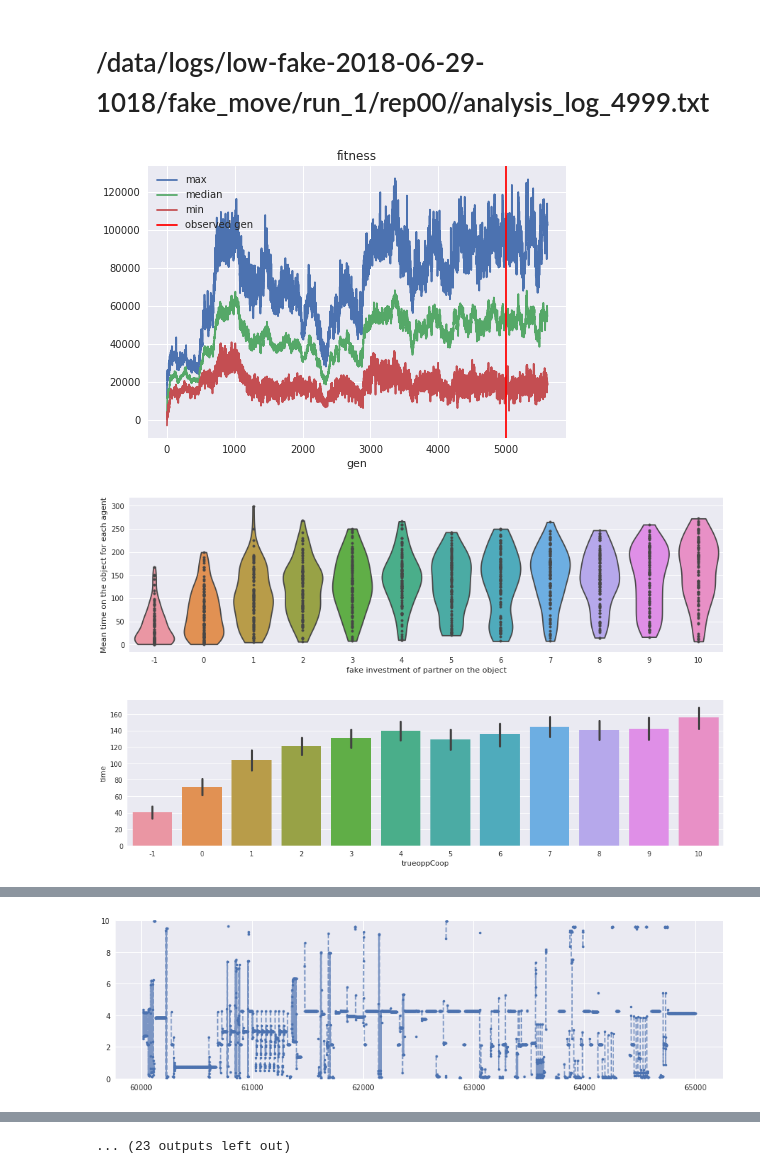
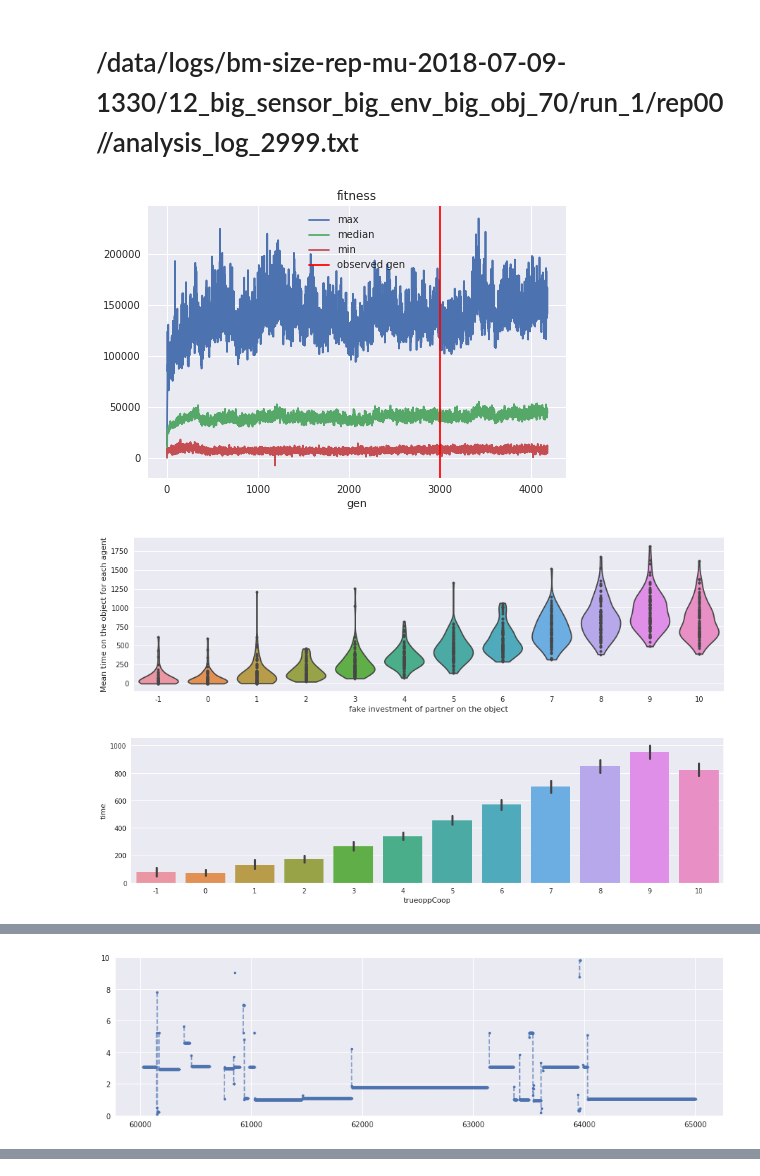
Before and after one commit to PaulEcoffet/roborobo3, a Jupyter notebook: roborobo3/notebooks/bigmodel_partnerchoice.ipynb, the cells around one changed output, grey strips where cells are left out. Drawn from its saved outputs; the diff is of its cells as text; code cells hidden in the pictures.

```diff
--- a/roborobo3/notebooks/bigmodel_partnerchoice.ipynb
+++ b/roborobo3/notebooks/bigmodel_partnerchoice.ipynb
@@ -53,11 +53,9 @@ def sequence_length_mean(a, slippy=True, aside=None):
     else:
         return np.NaN
 # %%
-sns.set_context('notebook')
 from itertools import product
-for run, num in product(range(1, 6), [4999]):
-    #path = f"/data/logs/tp-no-sensors-2018-06-28-2353/low_fake/run_{run}/rep00"
-    path = f"/data/logs/low-fake-2018-06-29-1018/fake_move/run_{run}/rep00/"
+for run, num in product(range(1, 3), [2999]):
+    path = f"/data/logs/bm-size-rep-mu-2018-07-09-1330/12_big_sensor_big_env_big_obj_70/run_{run}/rep00/"
     slippy = True
     if not slippy and not 'tp' in path :
         print("Attention, activer slippy ?????")
@@ -99,8 +97,10 @@ for run, num in product(range(1, 6), [4999]):
     df['trueoppCoop'] = np.where((df['oppId'] > 0) & (df['oppNb'] == 0), -1, df['oppCoop'])
     df['onOpp'] = np.where(df['oppId'] > 0, 1, 0)
 
-    timespent = df.groupby(['ind', 'rep']).apply(lambda x : pd.DataFrame(sequence_length(x['oppId'], slippy, x['trueoppCoop']), columns=['trueoppCoop', 'time'])).reset_index().infer_objects()
+    #timespent = df.groupby(['ind', 'rep']).apply(lambda x : pd.DataFrame(sequence_length(x['oppId'], slippy, x['trueoppCoop']), columns=['trueoppCoop', 'time'])).reset_index().infer_objects()
+    timespent = df.query('onOpp == 1').groupby(['trueoppCoop', 'ind', 'rep'], as_index=False).count()
     timespent = timespent.groupby(['ind', 'trueoppCoop'], as_index=False).mean().copy()
+    timespent['time'] = timespent['onOpp']
 
 
     fig, ax = plt.subplots(figsize=(15, 4))
@@ -126,34 +126,34 @@ for run, num in product(range(1, 6), [4999]):
     sns.violinplot(data=df.query('onOpp > 0').groupby(['trueoppCoop', 'ind'], as_index=False).mean(), cut=0, x='trueoppCoop', y='ownCoop', scale='count', inner='points')
     ax.axhline(2.5, label='ess')
     ax.set_title("[PartnerControl] Investissement moyen par individu en fonction de l'investissement de l'autre")
     ax.legend()
     ax.set_ylabel("$x$")
     ax.set_xlabel("$x_0$")
     ax.set_ylim(0, 10);
     plt.show(fig)
 
     df['truecoop'] = np.where(df['onOpp'], df['ownCoop'], np.nan)
 
     fig, ax = plt.subplots(figsize=(15, 4))
     df.query('ind == 1 and rep == 2')['truecoop'].plot(ax=ax, style='.')
     df.query('ind == 1 and rep == 2')['truecoop'].plot(ax=ax, style='--', alpha=0.7, c=sns.palettes.get_color_cycle()[0])
     ax.set_ylim(0, 10)
     plt.show(fig)
 
     best = df.groupby('ind', as_index=False).mean()['truecoop'].nlargest(20).index
     worst = df.groupby('ind', as_index=False).mean()['truecoop'].nsmallest(20).index
 
     timespent.loc[np.where(timespent['ind'].isin(best))[0], 'good'] = 'Cooperateur'
     timespent.loc[np.where(timespent['ind'].isin(worst))[0], 'good'] = 'Egoiste'
 
     plt.figure(figsize=(11, 4))
     sns.violinplot(data=timespent, x='trueoppCoop', y='time', cut=0, scale='count', hue='good', split=True)
     plt.title("Temps passé sur un objet en fonction de la coopération du faux robot, temps moyen par individu")
     plt.ylabel("% temps sur un objet")
     plt.xlabel("$x_0$ : investissement du robot partenaire");
     plt.show()
 # %% [output]
-# /data/logs/low-fake-2018-06-29-1018/fake_move/run_1/rep00//analysis_log_4999.txt
+# /data/logs/bm-size-rep-mu-2018-07-09-1330/12_big_sensor_big_env_big_obj_70/run_1/rep00//analysis_log_2999.txt
-[figure, old version]
+[figure, new version]
-[figure, old version]
+[figure, new version]
-[figure, old version]
+[figure, new version]
@@ -161 +161 @@ for run, num in product(range(1, 6), [4999]):
-[figure, old version]
+[figure, new version]
@@ -168 +167,0 @@ for run, num in product(range(1, 6), [4999]):
-... (23 outputs left out)
```
Also changed, not shown: parts of 1 cell of this notebook, 3 other files.
